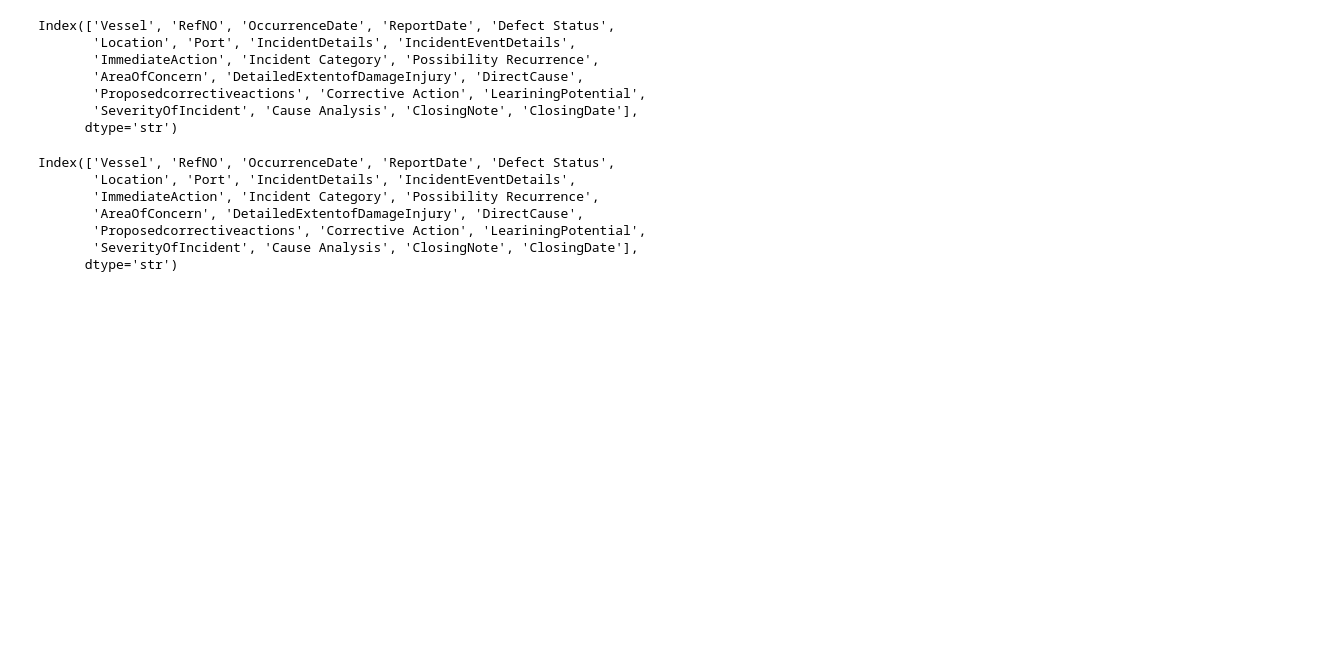
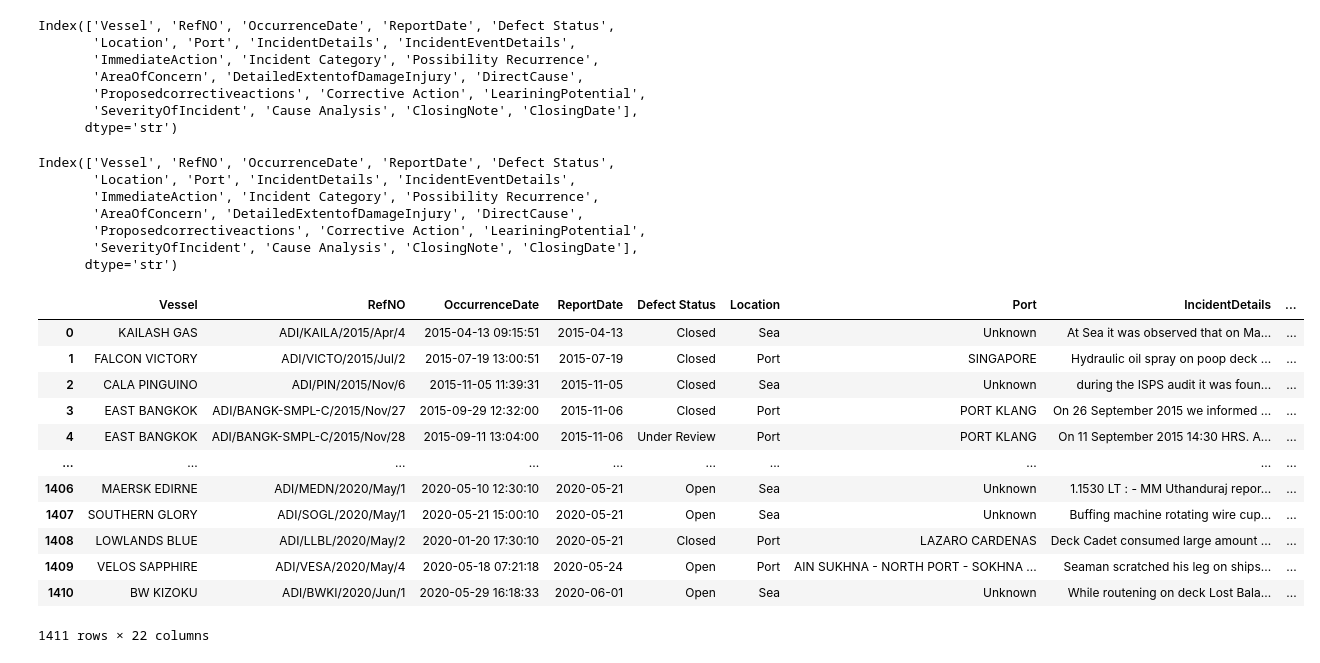
Before and after one commit to kiranr12r/Data-cleaning-and-EDA, a Jupyter notebook: cleaned-data/ADIDatabase_2015.ipynb, the cells around one changed output. Cells and saved outputs as stored; diff of their text form; code cells hidden in the pictures; blank space fills up the shorter version.

```diff
--- a/cleaned-data/first.ipynb
+++ b/cleaned-data/ADIDatabase_2015.ipynb
@@ -862,3 +862,21 @@ Index(['Vessel', 'RefNO', 'OccurrenceDate', 'ReportDate', 'Defect Status',
        'Proposedcorrectiveactions', 'Corrective Action', 'LeariningPotential',
        'SeverityOfIncident', 'Cause Analysis', 'ClosingNote', 'ClosingDate'],
       dtype='str')
+# %%
+pd.set_option('display.max_colwidth', None)
+# %%
+data
+# %% [output]
+|  | Vessel | RefNO | OccurrenceDate | ReportDate | Defect Status | Location | Port | IncidentDetails | ... |
+| 0 | KAILASH GAS | ADI/KAILA/2015/Apr/4 | 2015-04-13 09:15:51 | 2015-04-13 | Closed | Sea | Unknown | At Sea it was observed that on Ma... | ... |
+| 1 | FALCON VICTORY | ADI/VICTO/2015/Jul/2 | 2015-07-19 13:00:51 | 2015-07-19 | Closed | Port | SINGAPORE | Hydraulic oil spray on poop deck ... | ... |
+| 2 | CALA PINGUINO | ADI/PIN/2015/Nov/6 | 2015-11-05 11:39:31 | 2015-11-05 | Closed | Sea | Unknown | during the ISPS audit it was foun... | ... |
+| 3 | EAST BANGKOK | ADI/BANGK-SMPL-C/2015/Nov/27 | 2015-09-29 12:32:00 | 2015-11-06 | Closed | Port | PORT KLANG | On 26 September 2015 we informed ... | ... |
+| 4 | EAST BANGKOK | ADI/BANGK-SMPL-C/2015/Nov/28 | 2015-09-11 13:04:00 | 2015-11-06 | Under Review | Port | PORT KLANG | On 11 September 2015 14:30 HRS. A... | ... |
+| ... | ... | ... | ... | ... | ... | ... | ... | ... | ... |
+| 1406 | MAERSK EDIRNE | ADI/MEDN/2020/May/1 | 2020-05-10 12:30:10 | 2020-05-21 | Open | Sea | Unknown | 1.1530 LT : - MM Uthanduraj repor... | ... |
+| 1407 | SOUTHERN GLORY | ADI/SOGL/2020/May/1 | 2020-05-21 15:00:10 | 2020-05-21 | Open | Sea | Unknown | Buffing machine rotating wire cup... | ... |
+| 1408 | LOWLANDS BLUE | ADI/LLBL/2020/May/2 | 2020-01-20 17:30:10 | 2020-05-21 | Closed | Port | LAZARO CARDENAS | Deck Cadet consumed large amount ... | ... |
+| 1409 | VELOS SAPPHIRE | ADI/VESA/2020/May/4 | 2020-05-18 07:21:18 | 2020-05-24 | Open | Port | AIN SUKHNA - NORTH PORT - SOKHNA ... | Seaman scratched his leg on ships... | ... |
+| 1410 | BW KIZOKU | ADI/BWKI/2020/Jun/1 | 2020-05-29 16:18:33 | 2020-06-01 | Open | Sea | Unknown | While routening on deck Lost Bala... | ... |
+1411 rows × 22 columns
```
Also changed, not shown: parts of 3 cells of this notebook, 2 other files.
